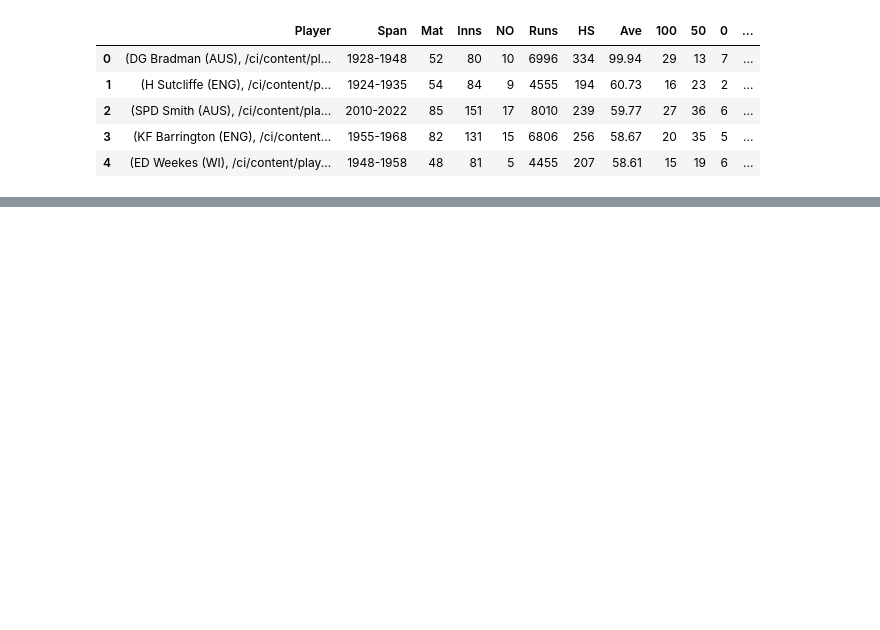
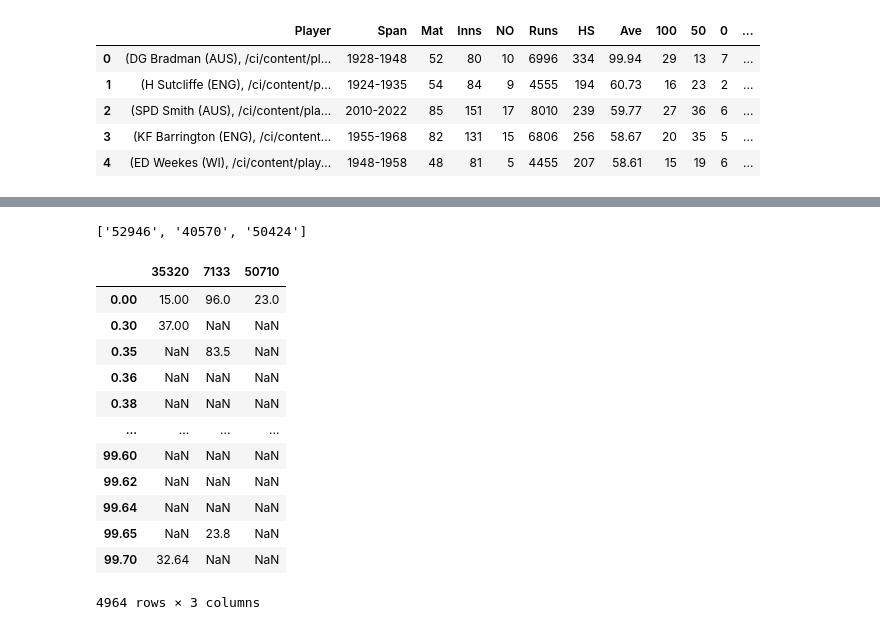
Before and after one commit to abhiramjoshi/cricket_analysis, a Jupyter notebook: codebase/Kohli/kohli_analysis.ipynb, the cells around one changed output, grey strips where cells are left out. Drawn from its saved outputs; the diff is of its cells as text; code cells hidden in the pictures; blank space fills up the shorter version.

```diff
--- a/codebase/Kohli/kohli_analysis.ipynb
+++ b/codebase/Kohli/kohli_analysis.ipynb
@@ -448,0 +354,11 @@ for player in top_players.Player:
+# %%
+problem_players = []
+for player in all_recent_form:
+    try:
+        [int(x) for x in all_recent_form[player]]
+    except (ValueError, TypeError):
+        problem_players.append(player)
+
+problem_players
+# %% [output]
+['52946', '40570', '50424']
@@ -448,0 +372,16 @@ for player in top_players.Player:
+# %%
+full_df[['35320', '7133', '50710', '52337']]
+# %% [output]
+|  | 35320 | 7133 | 50710 |
+| 0.00 | 15.00 | 96.0 | 23.0 |
+| 0.30 | 37.00 | NaN | NaN |
+| 0.35 | NaN | 83.5 | NaN |
+| 0.36 | NaN | NaN | NaN |
+| 0.38 | NaN | NaN | NaN |
+| ... | ... | ... | ... |
+| 99.60 | NaN | NaN | NaN |
+| 99.62 | NaN | NaN | NaN |
+| 99.64 | NaN | NaN | NaN |
+| 99.65 | NaN | 23.8 | NaN |
+| 99.70 | 32.64 | NaN | NaN |
+4964 rows × 3 columns
```
Also changed, not shown: parts of 42 cells of this notebook.
